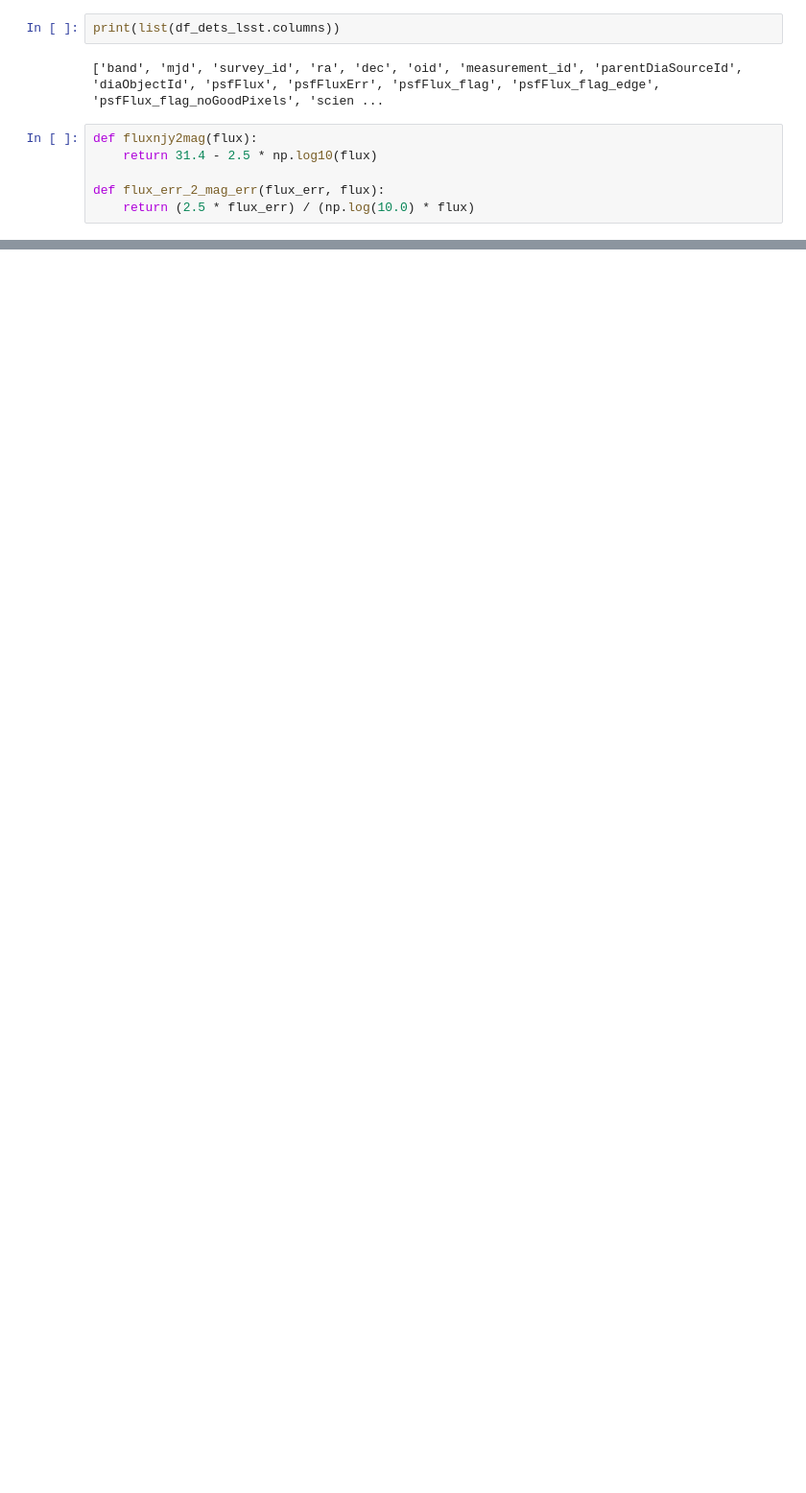
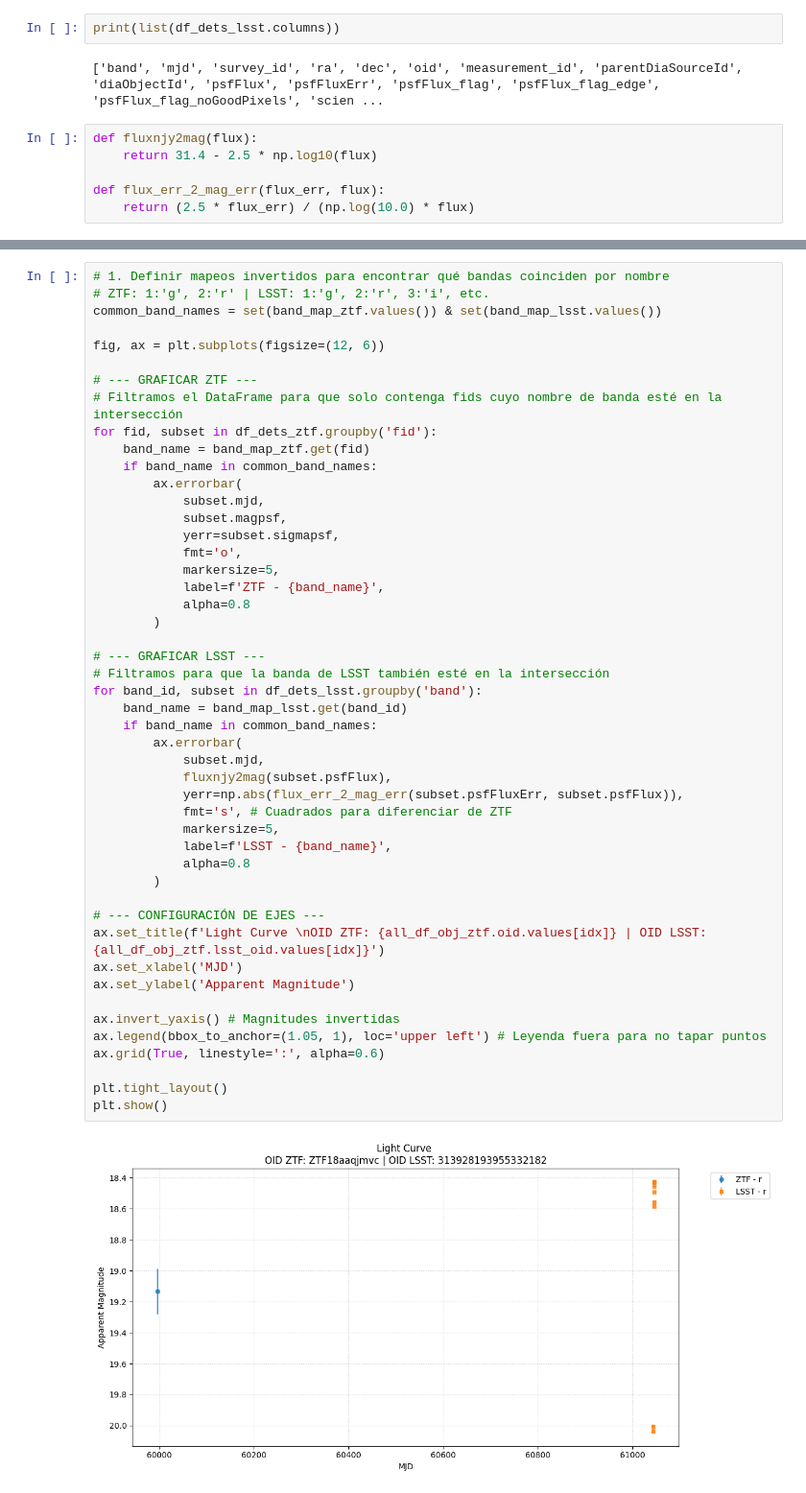
Before and after one commit to jurados/alercehackton2026, a Jupyter notebook: LSST_Candidates.ipynb, the cells around one changed output, grey strips where cells are left out. Shown at 96% size. Cells and saved outputs as stored; diff of their text form; blank space fills up the shorter version.

```diff
--- a/LSST_Candidates.ipynb
+++ b/LSST_Candidates.ipynb
@@ -280,0 +283,50 @@ plt.show()
+# %%
+# 1. Definir mapeos invertidos para encontrar qué bandas coinciden por nombre
+# ZTF: 1:'g', 2:'r' | LSST: 1:'g', 2:'r', 3:'i', etc.
+common_band_names = set(band_map_ztf.values()) & set(band_map_lsst.values())
+
+fig, ax = plt.subplots(figsize=(12, 6))
+
+# --- GRAFICAR ZTF ---
+# Filtramos el DataFrame para que solo contenga fids cuyo nombre de banda esté en la intersección
+for fid, subset in df_dets_ztf.groupby('fid'):
+    band_name = band_map_ztf.get(fid)
+    if band_name in common_band_names:
+        ax.errorbar(
+            subset.mjd,
+            subset.magpsf,
+            yerr=subset.sigmapsf,
+            fmt='o',
+            markersize=5,
+            label=f'ZTF - {band_name}',
+            alpha=0.8
+        )
+
+# --- GRAFICAR LSST ---
+# Filtramos para que la banda de LSST también esté en la intersección
+for band_id, subset in df_dets_lsst.groupby('band'):
+    band_name = band_map_lsst.get(band_id)
+    if band_name in common_band_names:
+        ax.errorbar(
+            subset.mjd,
+            fluxnjy2mag(subset.psfFlux),
+            yerr=np.abs(flux_err_2_mag_err(subset.psfFluxErr, subset.psfFlux)),
+            fmt='s', # Cuadrados para diferenciar de ZTF
+            markersize=5,
+            label=f'LSST - {band_name}',
+            alpha=0.8
+        )
+
+# --- CONFIGURACIÓN DE EJES ---
+ax.set_title(f'Light Curve \nOID ZTF: {all_df_obj_ztf.oid.values[idx]} | OID LSST: {all_df_obj_ztf.lsst_oid.values[idx]}')
+ax.set_xlabel('MJD')
+ax.set_ylabel('Apparent Magnitude')
+
+ax.invert_yaxis() # Magnitudes invertidas
+ax.legend(bbox_to_anchor=(1.05, 1), loc='upper left') # Leyenda fuera para no tapar puntos
+ax.grid(True, linestyle=':', alpha=0.6)
+
+plt.tight_layout()
+plt.show()
+# %% [output]
+[figure, added]
```
Also changed, not shown: parts of 10 cells of this notebook.
